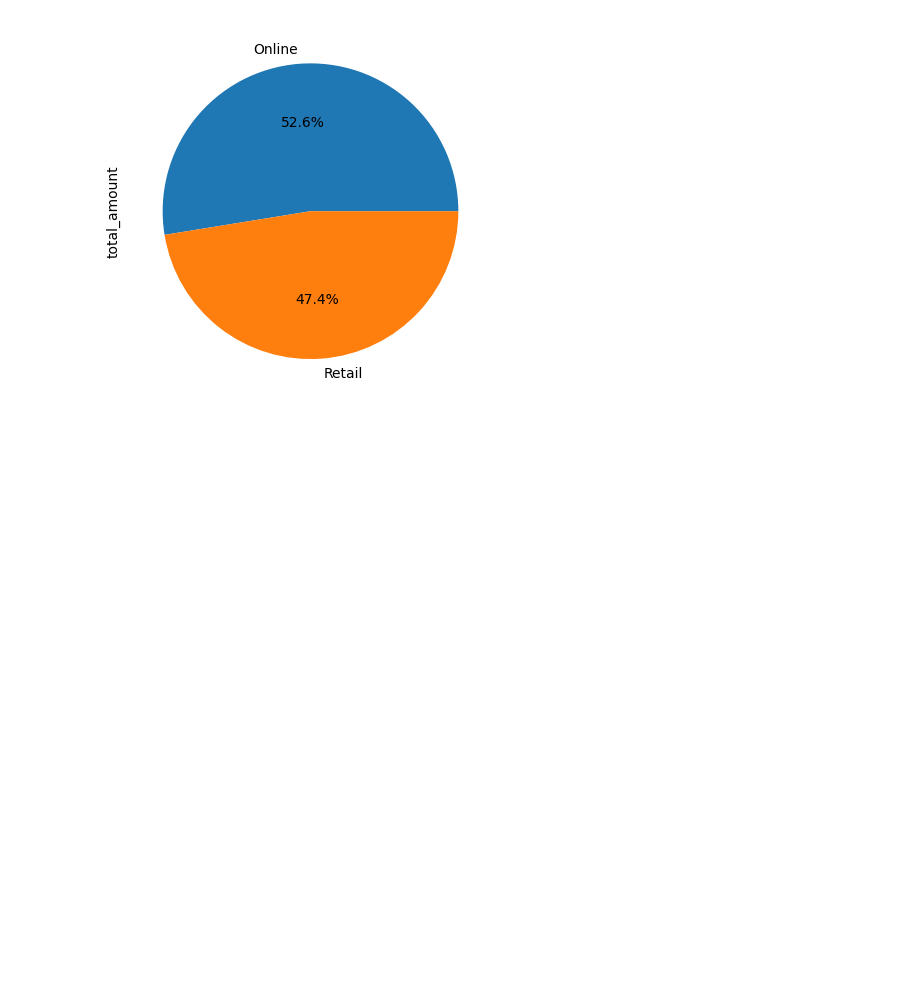
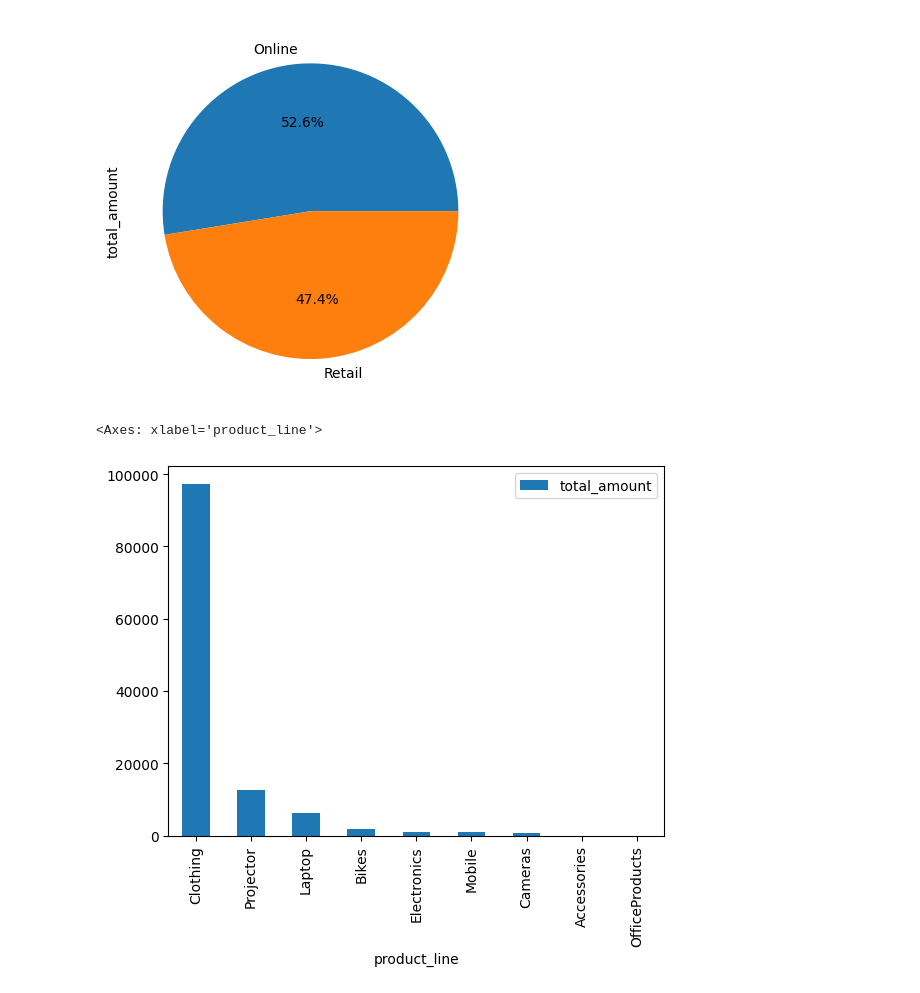
Before and after one commit to BBloxham1/is4487, a Jupyter notebook: Labs/Scripts/lab6_retailer_eda.ipynb, the cells around one changed output. Drawn from its saved outputs; the diff is of its cells as text; code cells hidden in the pictures; blank space fills up the shorter version.

```diff
--- a/Labs/Scripts/lab6_retailer_eda.ipynb
+++ b/Labs/Scripts/lab6_retailer_eda.ipynb
@@ -153,0 +118,7 @@ product_type['total_amount'].plot.pie(autopct='%1.1f%%')
+# %%
+#chart 3: top revenue by product line
+top_products = df_clean[['total_amount', 'product_line']].groupby('product_line').mean('total_amount').sort_values(by=['total_amount'], ascending=False)
+top_products.head(20).plot.bar()
+# %% [output]
+<Axes: xlabel='product_line'>
+[figure, added]
```
Also changed, not shown: parts of 4 cells of this notebook.
